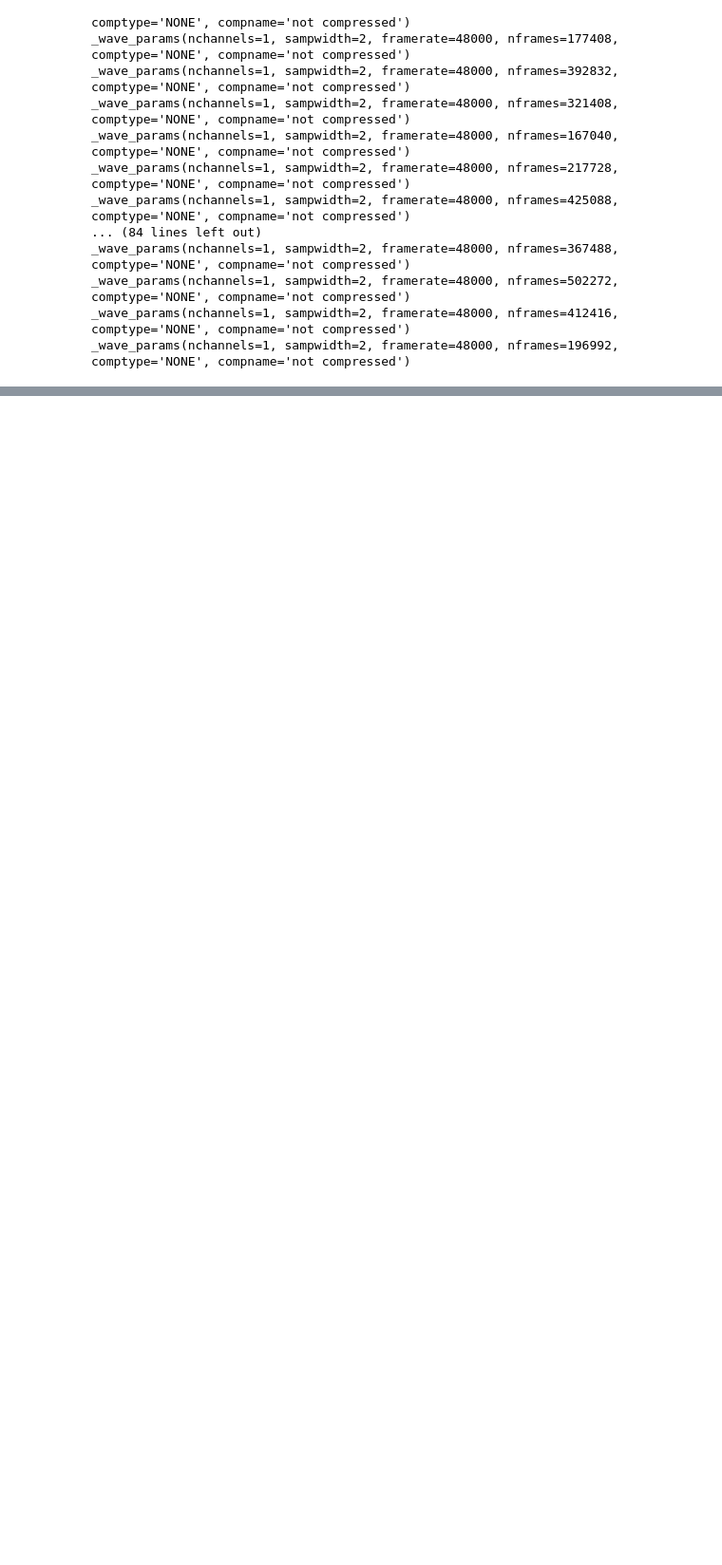
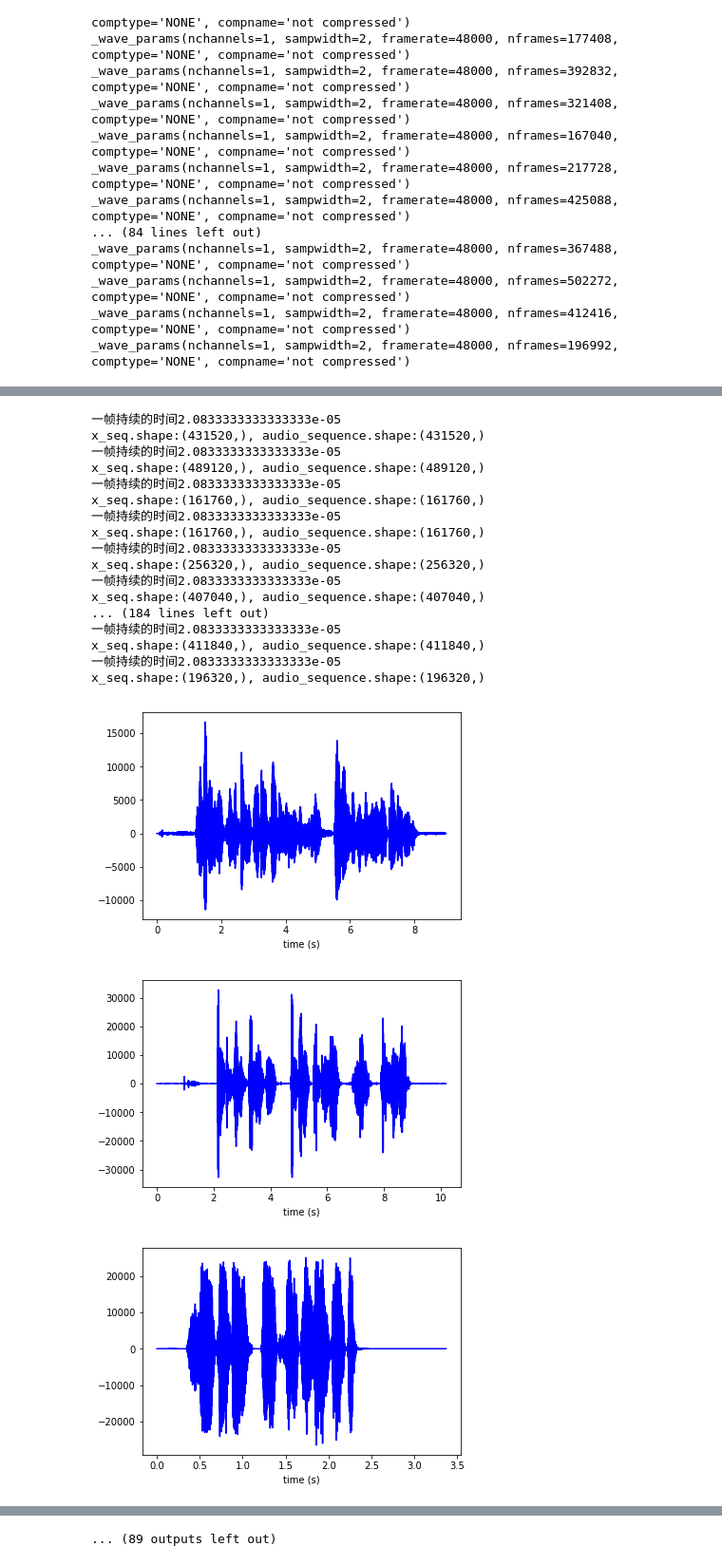
Before and after one commit to wjunneng/2019-FlyAI-Life-Scene-Chinese-Speech-Recognition, a Jupyter notebook: SincNet/eda/eda.ipynb, the cells around one changed output, grey strips where cells are left out. Shown at 95% size. Cells and saved outputs as stored; diff of their text form; code cells hidden in the pictures; blank space fills up the shorter version.

```diff
--- a/SincNet/eda/eda.ipynb
+++ b/SincNet/eda/eda.ipynb
@@ -75,0 +291,26 @@ draw('/home/wjunneng/Ubuntu/Speech-Recognition/data_aishell/wav/dev/S0724/BAC009
+# %%
+import os
+
+for path in os.listdir(output_wav_dir):
+    draw(file_path = os.path.join(output_wav_dir, path))
+# %% [output]
+一帧持续的时间2.0833333333333333e-05
+x_seq.shape:(431520,), audio_sequence.shape:(431520,)
+一帧持续的时间2.0833333333333333e-05
+x_seq.shape:(489120,), audio_sequence.shape:(489120,)
+一帧持续的时间2.0833333333333333e-05
+x_seq.shape:(161760,), audio_sequence.shape:(161760,)
+一帧持续的时间2.0833333333333333e-05
+x_seq.shape:(161760,), audio_sequence.shape:(161760,)
+一帧持续的时间2.0833333333333333e-05
+x_seq.shape:(256320,), audio_sequence.shape:(256320,)
+一帧持续的时间2.0833333333333333e-05
+x_seq.shape:(407040,), audio_sequence.shape:(407040,)
+... (184 lines left out)
+一帧持续的时间2.0833333333333333e-05
+x_seq.shape:(411840,), audio_sequence.shape:(411840,)
+一帧持续的时间2.0833333333333333e-05
+x_seq.shape:(196320,), audio_sequence.shape:(196320,)
+[figure, added]
+[figure, added]
+[figure, added]
@@ -75,0 +325 @@ draw('/home/wjunneng/Ubuntu/Speech-Recognition/data_aishell/wav/dev/S0724/BAC009
+... (89 outputs left out)
```
Also changed, not shown: parts of 8 cells of this notebook, 3 other files.
